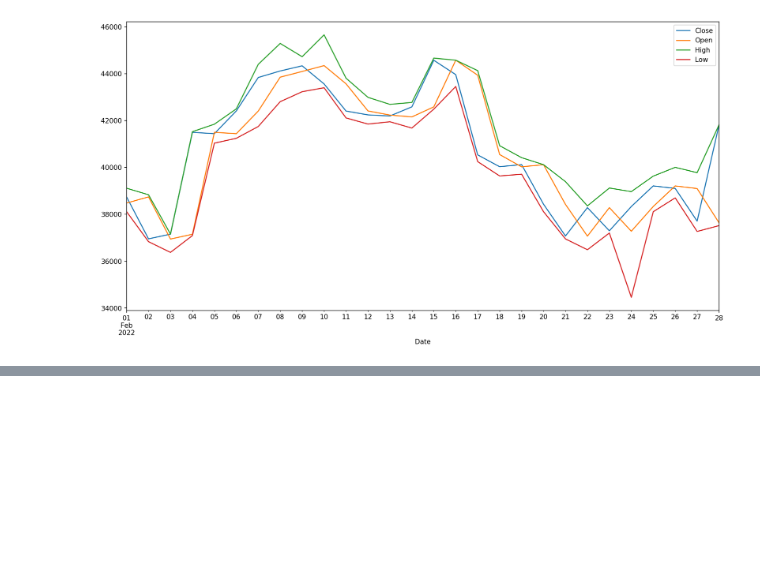
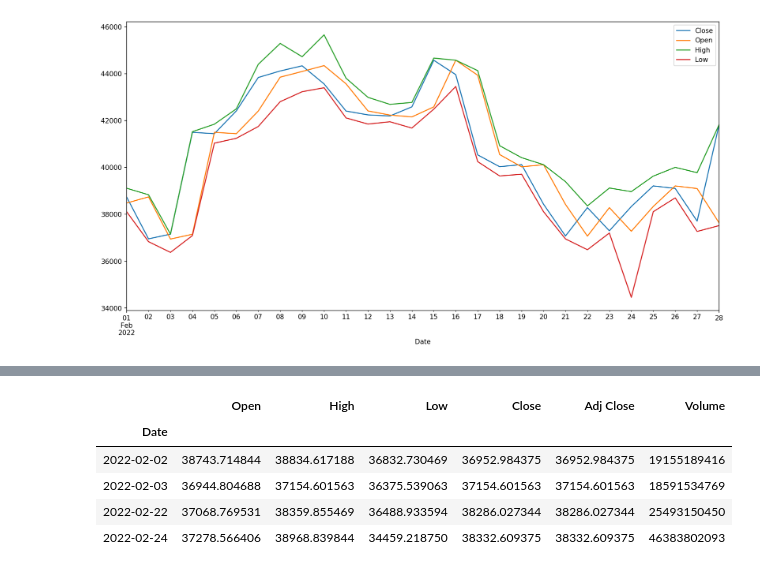
Before and after one commit to yosou20/multivariate_time-series_anomaly_detection, a Jupyter notebook: note1.ipynb, the cells around one changed output, grey strips where cells are left out. Cells and saved outputs as stored; diff of their text form; code cells hidden in the pictures; blank space fills up the shorter version.

```diff
--- a/note1.ipynb
+++ b/note1.ipynb
@@ -32,0 +53,3 @@ plt.legend()
+# %%
+pp= residual_outlier_detection(df['Low'],20, 1.5)
+df['Low'][pp]
@@ -32,0 +135,9 @@ plt.legend()
+# %%
+df[pp]
+# %% [output]
+|  | Open | High | Low | Close | Adj Close | Volume |
+| Date |  |  |  |  |  |  |
+| 2022-02-02 | 38743.714844 | 38834.617188 | 36832.730469 | 36952.984375 | 36952.984375 | 19155189416 |
+| 2022-02-03 | 36944.804688 | 37154.601563 | 36375.539063 | 37154.601563 | 37154.601563 | 18591534769 |
+| 2022-02-22 | 37068.769531 | 38359.855469 | 36488.933594 | 38286.027344 | 38286.027344 | 25493150450 |
+| 2022-02-24 | 37278.566406 | 38968.839844 | 34459.218750 | 38332.609375 | 38332.609375 | 46383802093 |
```
Also changed, not shown: parts of 11 cells of this notebook, 2 other files.
